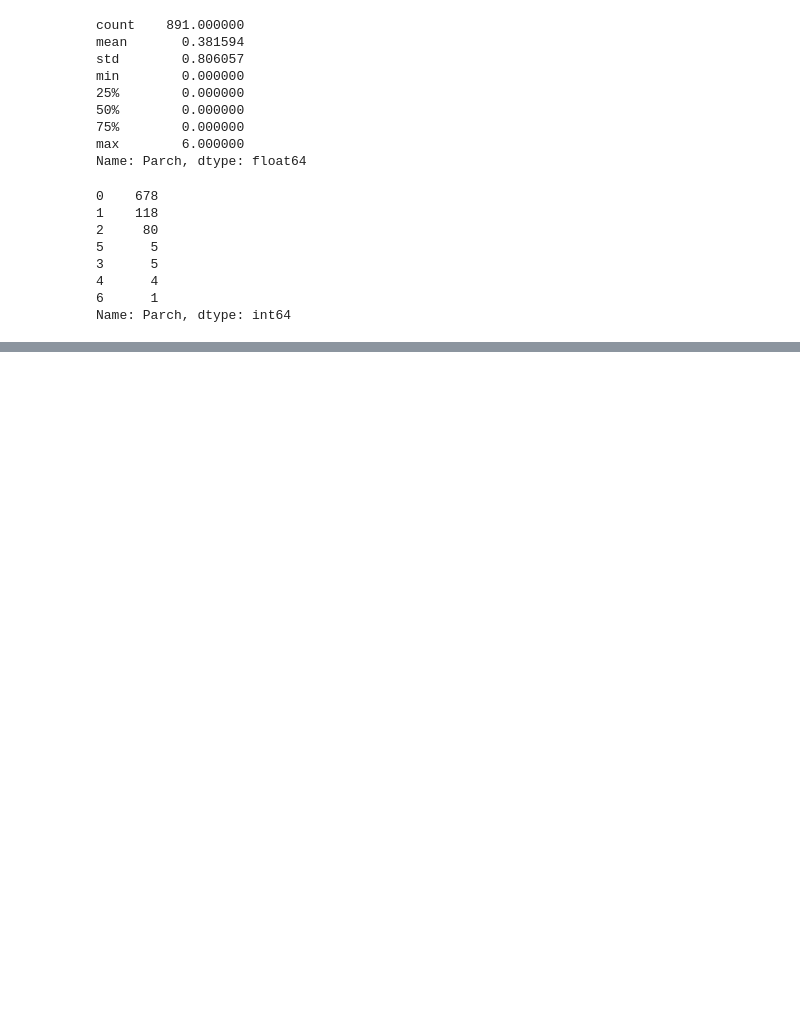
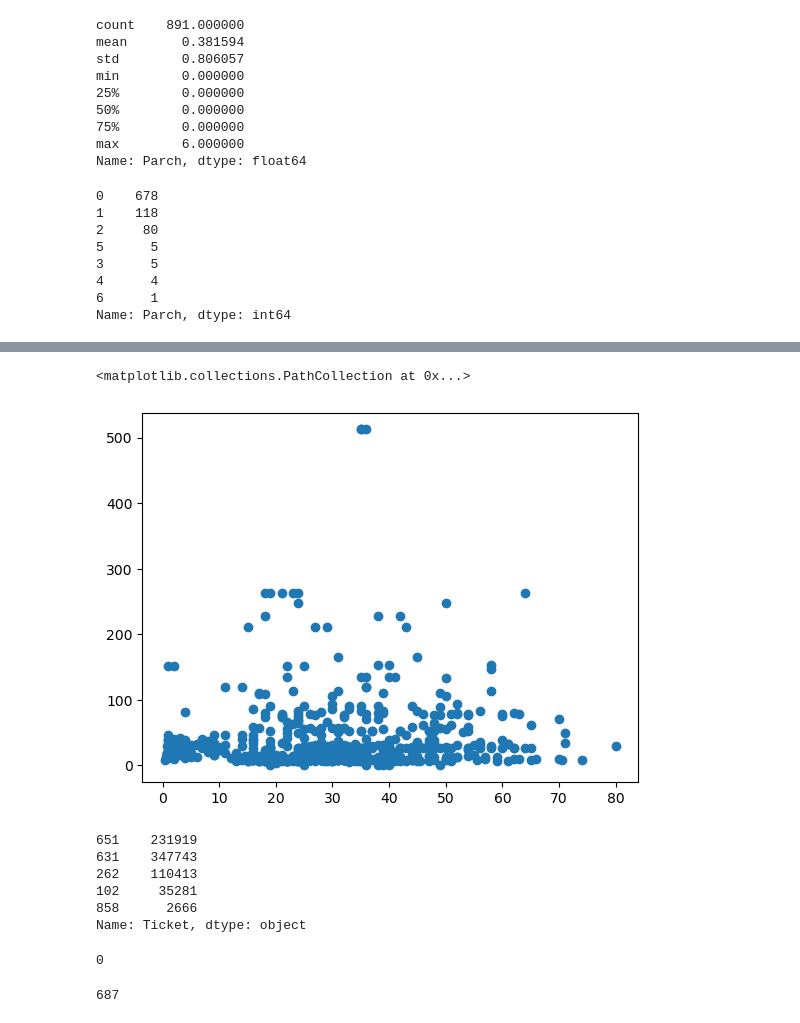
Before and after one commit to chwasiq0569/EDA-on-Titanic-Dataset, a Jupyter notebook: eda-on-titanic-dataset.ipynb, the cells around one changed output, grey strips where cells are left out. Drawn from its saved outputs; the diff is of its cells as text; code cells hidden in the pictures; blank space fills up the shorter version.

```diff
--- a/eda-on-titanic-dataset.ipynb
+++ b/eda-on-titanic-dataset.ipynb
@@ -352,0 +353,22 @@ traindf['Parch'].value_counts().plot(kind='pie', autopct='%0.2f%%')
+# %%
+plt.scatter(traindf['Age'], traindf['Fare'])
+# %% [output]
+<matplotlib.collections.PathCollection at 0x...>
+[figure, added]
+# %%
+traindf['Ticket'].sample(5)
+# %% [output]
+651    231919
+631    347743
+262    110413
+102     35281
+858      2666
+Name: Ticket, dtype: object
+# %%
+traindf['Ticket'].isnull().sum()
+# %% [output]
+0
+# %%
+traindf['Cabin'].isnull().sum()
+# %% [output]
+687
```
Also changed, not shown: parts of 10 cells of this notebook.
